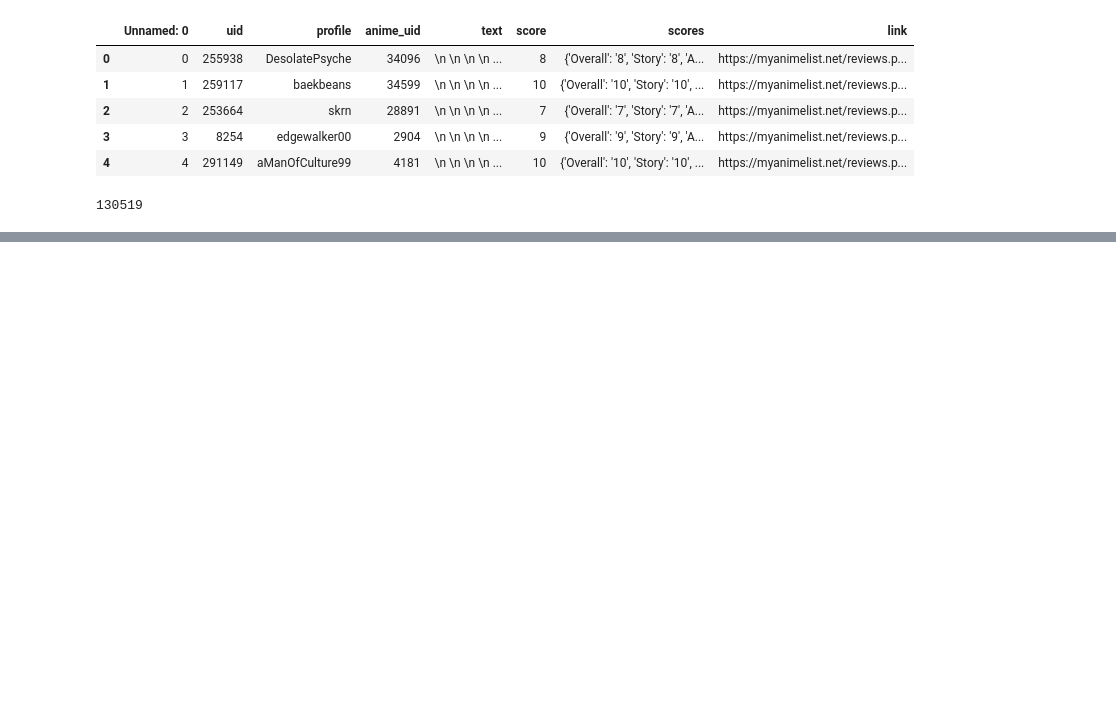
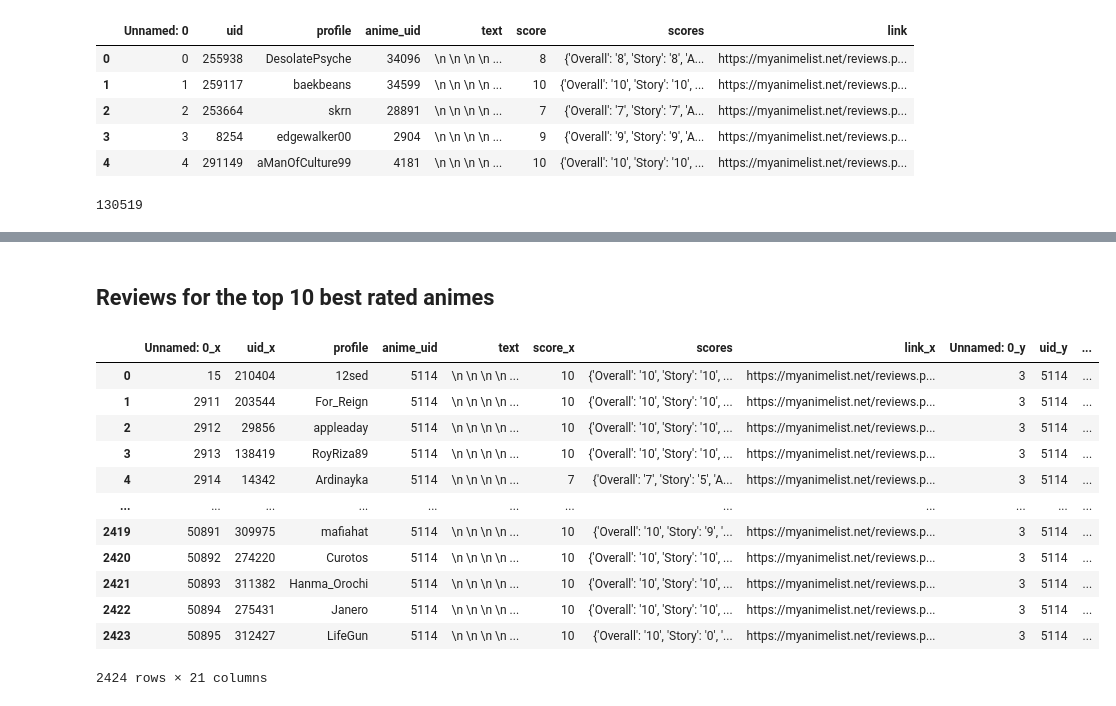
Before and after one commit to qxzjy/anime-recommendation-engine, a Jupyter notebook: notebook/EDA.ipynb, the cells around one changed output, grey strips where cells are left out. Drawn from its saved outputs; the diff is of its cells as text; code cells hidden in the pictures; blank space fills up the shorter version.

```diff
--- a/notebook/EDA.ipynb
+++ b/notebook/EDA.ipynb
@@ -217,4 +217,7 @@ Let's find out the
 # %%
-top10_anime_uid = rank['uid'].tolist
-top10_anime_uid
+top10_anime_uid = rank['uid'].tolist()
+print(f'UID of the top 10 anime (in order) :{top10_anime_uid}')
+reviews_for_top10 = df_reviews[df_reviews['anime_uid'].isin(top10_anime_uid)]
+top10_anime = df_anim[df_anim['uid'].isin(top10_anime_uid)]
+display(top10_anime)
 # %% [output]
@@ -231,0 +236,22 @@ Name: uid, dtype: int64>
+# %% [markdown]
+## Reviews for the top 10 best rated animes
+# %%
+reviews_for_top10 = pd.merge(reviews_for_top10, df_anim, left_on='anime_uid', right_on='uid')
+
+reviews_for_top10 = reviews_for_top10[reviews_for_top10['ranked'] <= 10]
+
+reviews_for_top10
+# %% [output]
+|  | Unnamed: 0_x | uid_x | profile | anime_uid | text | score_x | scores | link_x | Unnamed: 0_y | uid_y | ... |
+| 0 | 15 | 210404 | 12sed | 5114 | \n \n \n \n ... | 10 | {'Overall': '10', 'Story': '10', ... | https://myanimelist.net/reviews.p... | 3 | 5114 | ... |
+| 1 | 2911 | 203544 | For_Reign | 5114 | \n \n \n \n ... | 10 | {'Overall': '10', 'Story': '10', ... | https://myanimelist.net/reviews.p... | 3 | 5114 | ... |
+| 2 | 2912 | 29856 | appleaday | 5114 | \n \n \n \n ... | 10 | {'Overall': '10', 'Story': '10', ... | https://myanimelist.net/reviews.p... | 3 | 5114 | ... |
+| 3 | 2913 | 138419 | RoyRiza89 | 5114 | \n \n \n \n ... | 10 | {'Overall': '10', 'Story': '10', ... | https://myanimelist.net/reviews.p... | 3 | 5114 | ... |
+| 4 | 2914 | 14342 | Ardinayka | 5114 | \n \n \n \n ... | 7 | {'Overall': '7', 'Story': '5', 'A... | https://myanimelist.net/reviews.p... | 3 | 5114 | ... |
+| ... | ... | ... | ... | ... | ... | ... | ... | ... | ... | ... | ... |
+| 2419 | 50891 | 309975 | mafiahat | 5114 | \n \n \n \n ... | 10 | {'Overall': '10', 'Story': '9', '... | https://myanimelist.net/reviews.p... | 3 | 5114 | ... |
+| 2420 | 50892 | 274220 | Curotos | 5114 | \n \n \n \n ... | 10 | {'Overall': '10', 'Story': '10', ... | https://myanimelist.net/reviews.p... | 3 | 5114 | ... |
+| 2421 | 50893 | 311382 | Hanma_Orochi | 5114 | \n \n \n \n ... | 10 | {'Overall': '10', 'Story': '10', ... | https://myanimelist.net/reviews.p... | 3 | 5114 | ... |
+| 2422 | 50894 | 275431 | Janero | 5114 | \n \n \n \n ... | 10 | {'Overall': '10', 'Story': '10', ... | https://myanimelist.net/reviews.p... | 3 | 5114 | ... |
+| 2423 | 50895 | 312427 | LifeGun | 5114 | \n \n \n \n ... | 10 | {'Overall': '10', 'Story': '0', '... | https://myanimelist.net/reviews.p... | 3 | 5114 | ... |
+2424 rows × 21 columns
```
Also changed, not shown: parts of 6 cells of this notebook.
